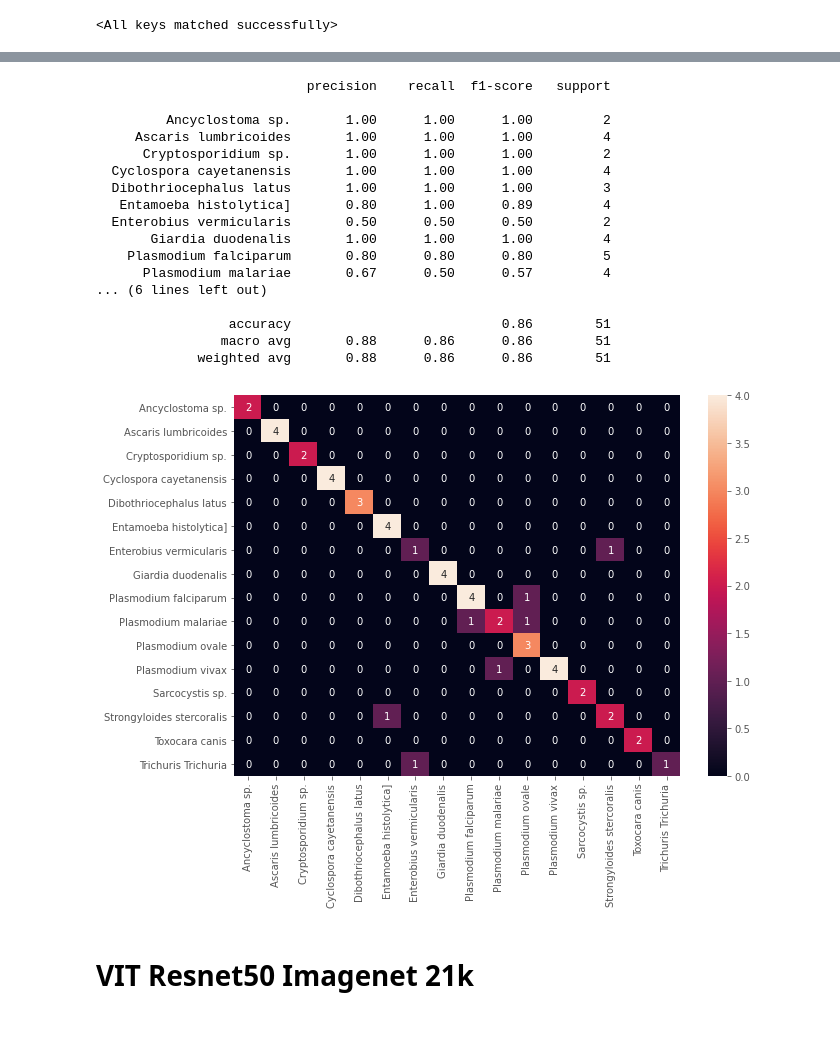
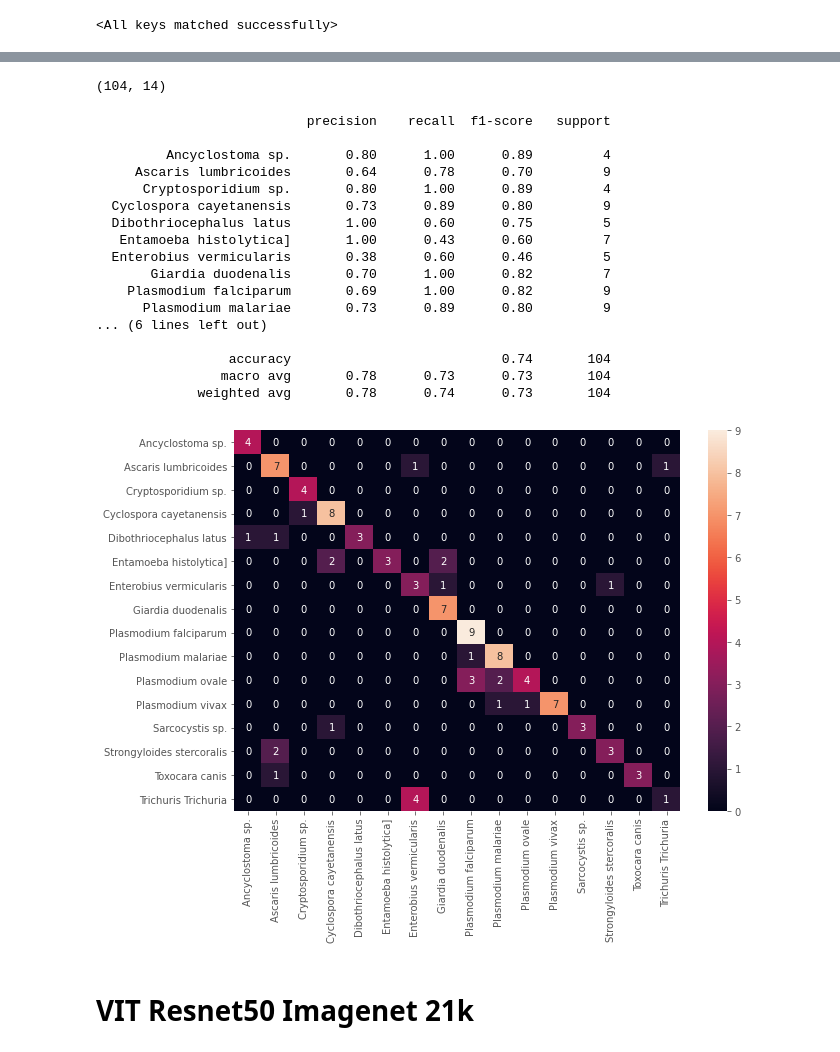
Before and after one commit to AmbiTyga/Bio-VI-BERT, a Jupyter notebook: Pre_trained_Image_Transformer.ipynb, the cells around one changed output, grey strips where cells are left out. Drawn from its saved outputs; the diff is of its cells as text; code cells hidden in the pictures.

```diff
--- a/Pre_trained_Image_Transformer.ipynb
+++ b/Pre_trained_Image_Transformer.ipynb
@@ -148,14 +141,14 @@ val.to_csv('/content/val.csv',index = False)
 class SpeciesDataset(Dataset):
   def __init__(self,csv_file,transform):
     super().__init__()
-    csv = pd.read_csv(csv_file)[['species','img_path']]
-    labels = csv['species'].values
+    csv = pd.read_csv(csv_file)[['species_label','img_path']]
+    self.labels = csv['species_label'].values
 
     self.images = csv['img_path'].values
     self.transform = transform
 
-    self.LE = LabelEncoder()
-    self.labels = self.LE.fit_transform(labels)
+    # self.LE = LabelEncoder()
+    # self.labels = self.LE.fit_transform(labels)
 
   def __len__(self):
     # return size of dataset
@@ -209,19 +186,18 @@ weights = torch.tensor([1/class_counts[label] for label in val['species_label'].
 # %%
-train = pd.read_csv('/content/train.csv')
-class_counts = train['species_label'].value_counts().values
+class_counts = train['species_label'].value_counts().to_dict()
 weights = torch.tensor([1/class_counts[label] for label in train['species_label'].values])
 
 train_dataset = SpeciesDataset('/content/train.csv',transform=train_transformer)
-train_loader = torch.utils.data.DataLoader(train_dataset,batch_size=48,
-                                           sampler=torch.utils.data.WeightedRandomSampler(weights,num_samples=496))
+train_loader = torch.utils.data.DataLoader(train_dataset,batch_size=39,
+                                           sampler=torch.utils.data.WeightedRandomSampler(weights,num_samples=448))
 
 val = pd.read_csv('/content/val.csv')
-class_counts = val['species_label'].value_counts().values
+class_counts = val['species_label'].value_counts().to_dict()
 weights = torch.tensor([1/class_counts[label] for label in val['species_label'].values])
 
 val_dataset = SpeciesDataset('/content/val.csv',transform=val_transformer)
 val_loader = torch.utils.data.DataLoader(val_dataset,batch_size=17,
-                                         sampler=torch.utils.data.WeightedRandomSampler(weights,num_samples=80))
+                                         sampler=torch.utils.data.WeightedRandomSampler(weights,num_samples=75))
 # %% [markdown]
 # VIT Base Imagenet 21k
 # %%
@@ -229,14 +205,16 @@ vi = timm.models.vision_transformer.vit_base_patch16_224_in21k(pretrained=True,n
 vi
 # %%
 class ViT(nn.Module):
-  def __init__(self,num_classes_classifier=16):
+  def __init__(self,num_classes_classifier=20):
     super().__init__()
-    self.img_transformer = timm.models.vision_transformer.vit_base_patch16_224_in21k(pretrained=True,num_classes = 512)
+    self.img_transformer = timm.models.vision_transformer.vit_base_patch16_224_in21k(pretrained=True,num_classes = 0)
+    self.fc1 = nn.Linear(768,512)
     self.drop = nn.Dropout(0.4)
     self.classifier = nn.Linear(512,num_classes_classifier)
 
   def forward(self,img):
     repr = self.img_transformer(img)
+    repr = self.fc1(repr)
     repr = self.drop(repr)
     output = self.classifier(repr)
 
@@ -373,8 +351,12 @@ plt.show()
+# %%
+val.shape
+# %% [output]
+(104, 14)
 # %%
 from sklearn.metrics import classification_report, confusion_matrix
 
 val_dataset = SpeciesDataset('/content/val.csv',transform=val_transformer)
-val_loader = torch.utils.data.DataLoader(val_dataset,batch_size=51)
+val_loader = torch.utils.data.DataLoader(val_dataset,batch_size=104)
 
 model.load_state_dict(torch.load('vit-base.bin'))
 model.cuda()
@@ -388,37 +370,37 @@ with torch.no_grad():
 prediction = prediction.argmax(dim=1).view(target.size()).cpu().numpy()
 target = target.cpu().numpy()
 
-print(classification_report(target,prediction,target_names=val_dataset.LE.classes_))
+print(classification_report(target,prediction,target_names=label_encoders['species'].classes_))
 # %% [output]
                            precision    recall  f1-score   support
 
-         Ancyclostoma sp.       1.00      1.00      1.00         2
-     Ascaris lumbricoides       1.00      1.00      1.00         4
-      Cryptosporidium sp.       1.00      1.00      1.00         2
-  Cyclospora cayetanensis       1.00      1.00      1.00         4
-  Dibothriocephalus latus       1.00      1.00      1.00         3
-   Entamoeba histolytica]       0.80      1.00      0.89         4
-  Enterobius vermicularis       0.50      0.50      0.50         2
-       Giardia duodenalis       1.00      1.00      1.00         4
-    Plasmodium falciparum       0.80      0.80      0.80         5
-      Plasmodium malariae       0.67      0.50      0.57         4
+         Ancyclostoma sp.       0.80      1.00      0.89         4
+     Ascaris lumbricoides       0.64      0.78      0.70         9
+      Cryptosporidium sp.       0.80      1.00      0.89         4
+  Cyclospora cayetanensis       0.73      0.89      0.80         9
+  Dibothriocephalus latus       1.00      0.60      0.75         5
+   Entamoeba histolytica]       1.00      0.43      0.60         7
+  Enterobius vermicularis       0.38      0.60      0.46         5
+       Giardia duodenalis       0.70      1.00      0.82         7
+    Plasmodium falciparum       0.69      1.00      0.82         9
+      Plasmodium malariae       0.73      0.89      0.80         9
 ... (6 lines left out)
 
-                 accuracy                           0.86        51
-                macro avg       0.88      0.86      0.86        51
-             weighted avg       0.88      0.86      0.86        51
+                 accuracy                           0.74       104
+                macro avg       0.78      0.73      0.73       104
+             weighted avg       0.78      0.74      0.73       104
 # %%
 import seaborn as sn
 import pandas as pd
 import matplotlib.pyplot as plt
 confusion = confusion_matrix(target,prediction)
-df_cm = pd.DataFrame(confusion, index = val_dataset.LE.classes_,
-                  columns = val_dataset.LE.classes_)
+df_cm = pd.DataFrame(confusion, index = label_encoders['species'].classes_,
+                  columns = label_encoders['species'].classes_)
 plt.figure(figsize = (10,7))
 sn.heatmap(df_cm, annot=True)
 plt.show()
 # %% [output]
-[figure, old version]
+[figure, new version]
 # %% [markdown]
 # VIT Resnet50 Imagenet 21k
 # %%
```
Also changed, not shown: parts of 14 cells of this notebook.
